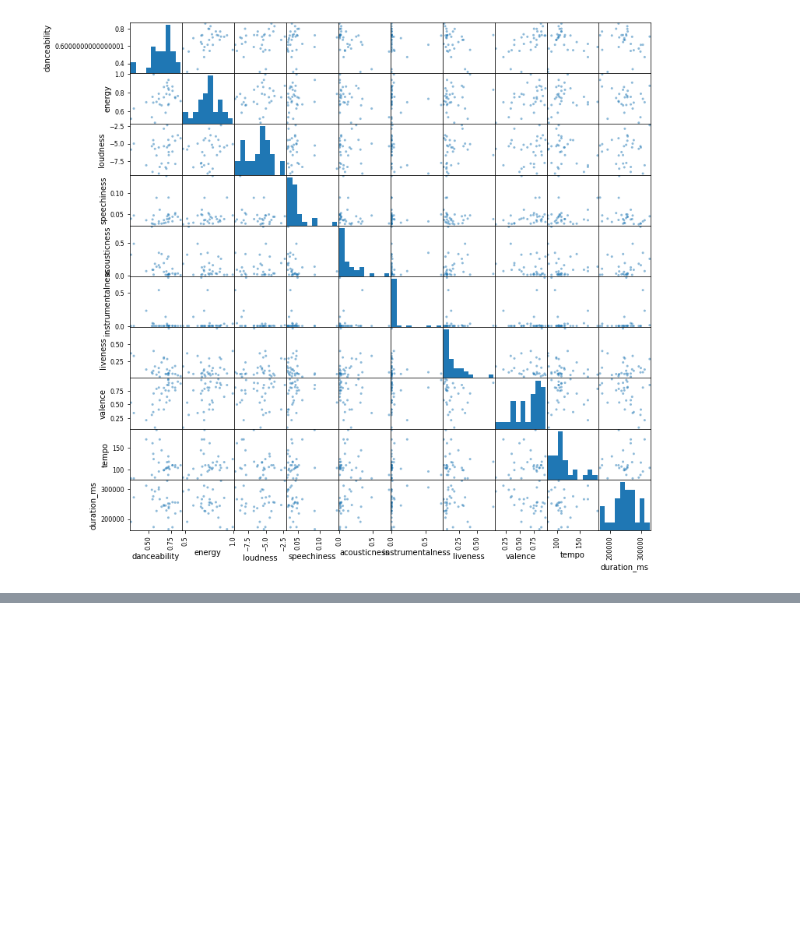
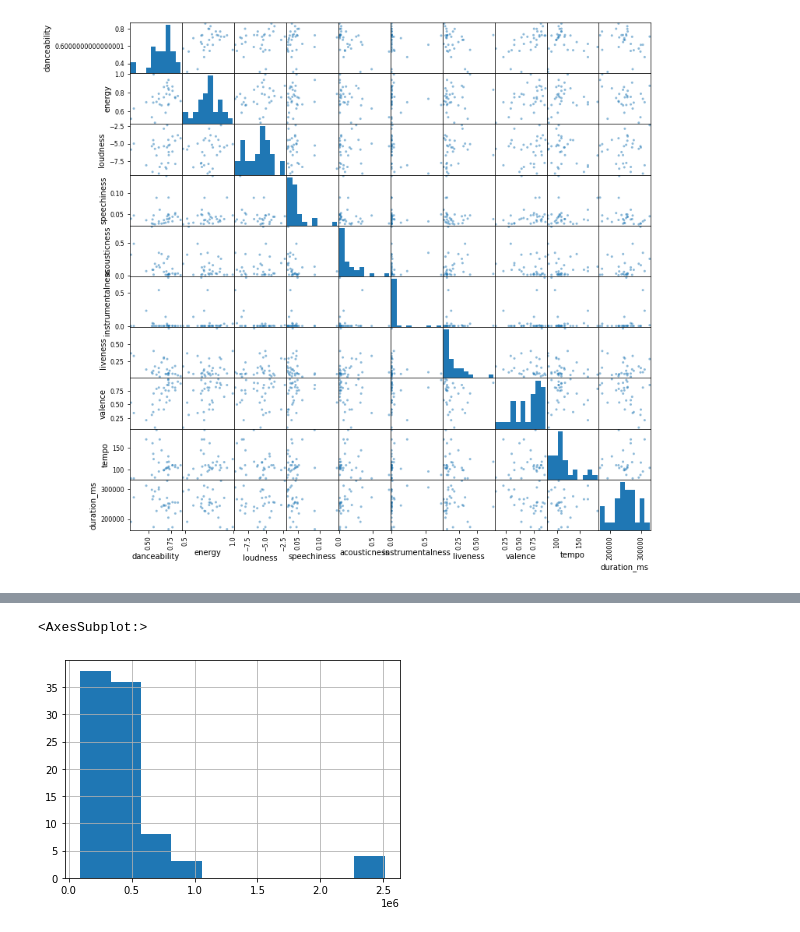
Before and after one commit to flyin01/tidy_tuesday, a Jupyter notebook: spice_girls_2021_12_14.ipynb, the cells around one changed output, grey strips where cells are left out. Drawn from its saved outputs; the diff is of its cells as text; code cells hidden in the pictures; blank space fills up the shorter version.

Commit message:
read in files

```diff
--- a/spice_girls_2021_12_14.ipynb
+++ b/spice_girls_2021_12_14.ipynb
@@ -267,0 +270,3 @@ plt.show()
+# %%
+related_artists = pd.read_csv(path2)
+related_artists.head()
@@ -267,0 +322,5 @@ plt.show()
+# %%
+related_artists["followers_total"].hist()
+# %% [output]
+<AxesSubplot:>
+[figure, added]
```
Also changed, not shown: parts of 13 cells of this notebook.
